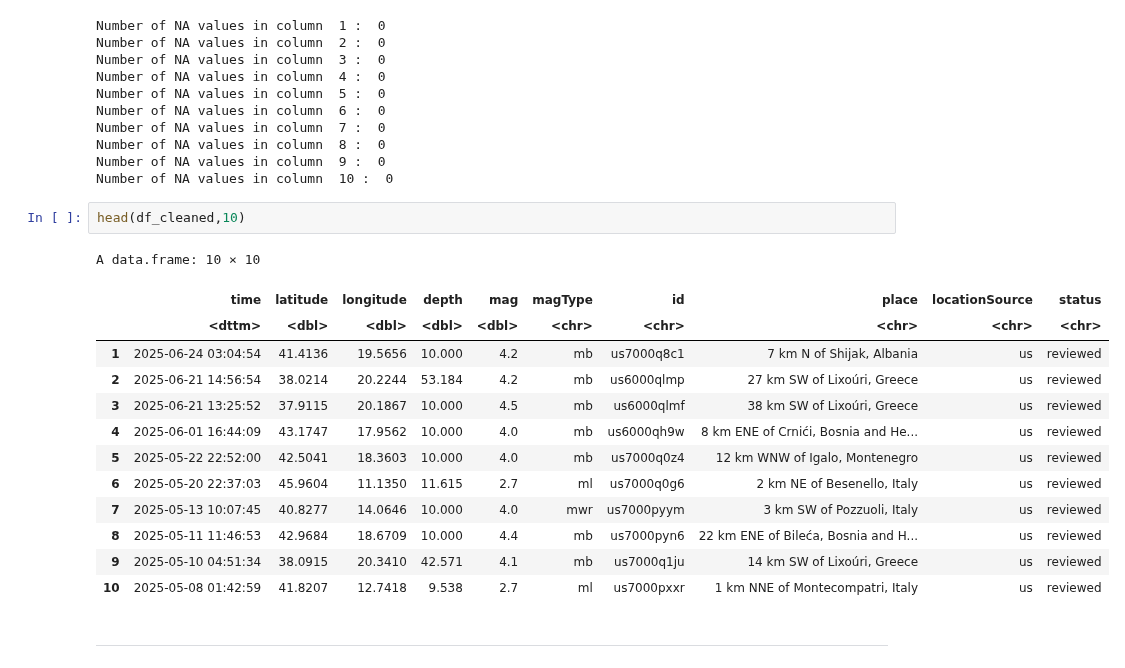
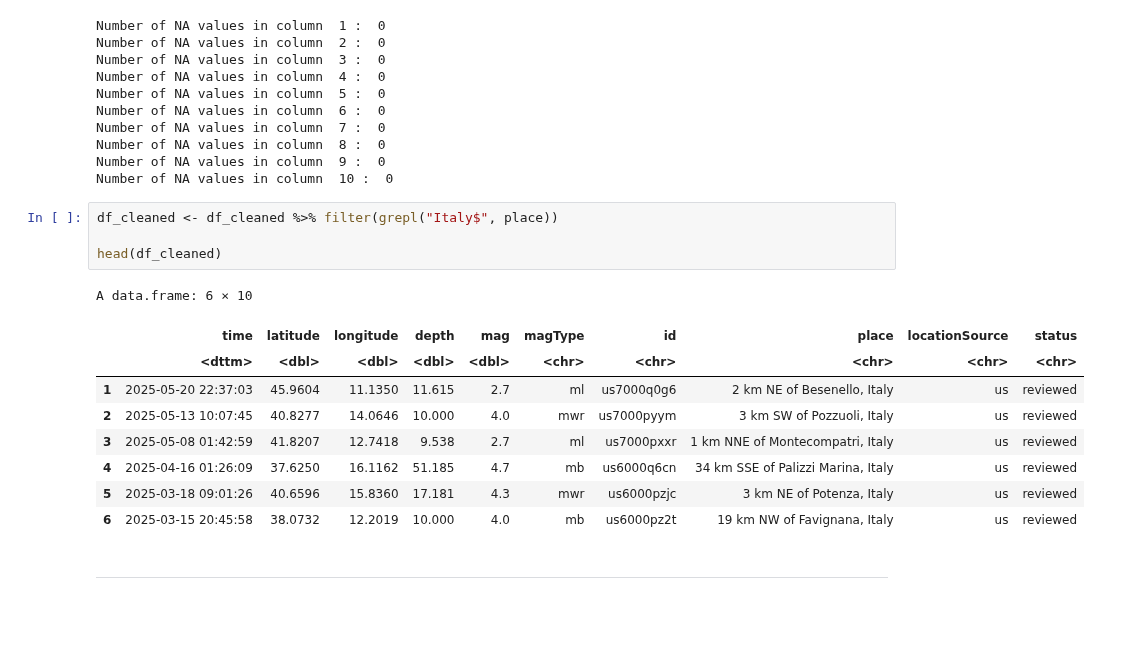
Before and after one commit to seccobenedetto/Earthquakes_Analysis_Italy, a Jupyter notebook: hazard_map.ipynb, the cells around one changed output. Saved outputs shown, nothing was run; the diff lists cells and outputs as text; blank space fills up the shorter version.

```diff
--- a/hazard_map.ipynb
+++ b/hazard_map.ipynb
@@ -179,21 +194,19 @@ Number of NA values in column  8 :  0
 Number of NA values in column  9 :  0
 Number of NA values in column  10 :  0
 # %%
-head(df_cleaned,10)
+df_cleaned <- df_cleaned %>% filter(grepl("Italy$", place))
+
+head(df_cleaned)
 # %% [output]
-A data.frame: 10 × 10
+A data.frame: 6 × 10
 |  | time | latitude | longitude | depth | mag | magType | id | place | locationSource | status |
 |  | <dttm> | <dbl> | <dbl> | <dbl> | <dbl> | <chr> | <chr> | <chr> | <chr> | <chr> |
-| 1 | 2025-06-24 03:04:54 | 41.4136 | 19.5656 | 10.000 | 4.2 | mb | us7000q8c1 | 7 km N of Shijak, Albania | us | reviewed |
-| 2 | 2025-06-21 14:56:54 | 38.0214 | 20.2244 | 53.184 | 4.2 | mb | us6000qlmp | 27 km SW of Lixoúri, Greece | us | reviewed |
-| 3 | 2025-06-21 13:25:52 | 37.9115 | 20.1867 | 10.000 | 4.5 | mb | us6000qlmf | 38 km SW of Lixoúri, Greece | us | reviewed |
-| 4 | 2025-06-01 16:44:09 | 43.1747 | 17.9562 | 10.000 | 4.0 | mb | us6000qh9w | 8 km ENE of Crnići, Bosnia and He... | us | reviewed |
-| 5 | 2025-05-22 22:52:00 | 42.5041 | 18.3603 | 10.000 | 4.0 | mb | us7000q0z4 | 12 km WNW of Igalo, Montenegro | us | reviewed |
-| 6 | 2025-05-20 22:37:03 | 45.9604 | 11.1350 | 11.615 | 2.7 | ml | us7000q0g6 | 2 km NE of Besenello, Italy | us | reviewed |
-| 7 | 2025-05-13 10:07:45 | 40.8277 | 14.0646 | 10.000 | 4.0 | mwr | us7000pyym | 3 km SW of Pozzuoli, Italy | us | reviewed |
-| 8 | 2025-05-11 11:46:53 | 42.9684 | 18.6709 | 10.000 | 4.4 | mb | us7000pyn6 | 22 km ENE of Bileća, Bosnia and H... | us | reviewed |
-| 9 | 2025-05-10 04:51:34 | 38.0915 | 20.3410 | 42.571 | 4.1 | mb | us7000q1ju | 14 km SW of Lixoúri, Greece | us | reviewed |
-| 10 | 2025-05-08 01:42:59 | 41.8207 | 12.7418 | 9.538 | 2.7 | ml | us7000pxxr | 1 km NNE of Montecompatri, Italy | us | reviewed |
+| 1 | 2025-05-20 22:37:03 | 45.9604 | 11.1350 | 11.615 | 2.7 | ml | us7000q0g6 | 2 km NE of Besenello, Italy | us | reviewed |
+| 2 | 2025-05-13 10:07:45 | 40.8277 | 14.0646 | 10.000 | 4.0 | mwr | us7000pyym | 3 km SW of Pozzuoli, Italy | us | reviewed |
+| 3 | 2025-05-08 01:42:59 | 41.8207 | 12.7418 | 9.538 | 2.7 | ml | us7000pxxr | 1 km NNE of Montecompatri, Italy | us | reviewed |
+| 4 | 2025-04-16 01:26:09 | 37.6250 | 16.1162 | 51.185 | 4.7 | mb | us6000q6cn | 34 km SSE of Palizzi Marina, Italy | us | reviewed |
+| 5 | 2025-03-18 09:01:26 | 40.6596 | 15.8360 | 17.181 | 4.3 | mwr | us6000pzjc | 3 km NE of Potenza, Italy | us | reviewed |
+| 6 | 2025-03-15 20:45:58 | 38.0732 | 12.2019 | 10.000 | 4.0 | mb | us6000pz2t | 19 km NW of Favignana, Italy | us | reviewed |
 # %% [markdown]
 ---
 # %% [markdown]
```
Also changed, not shown: parts of 16 cells of this notebook.
